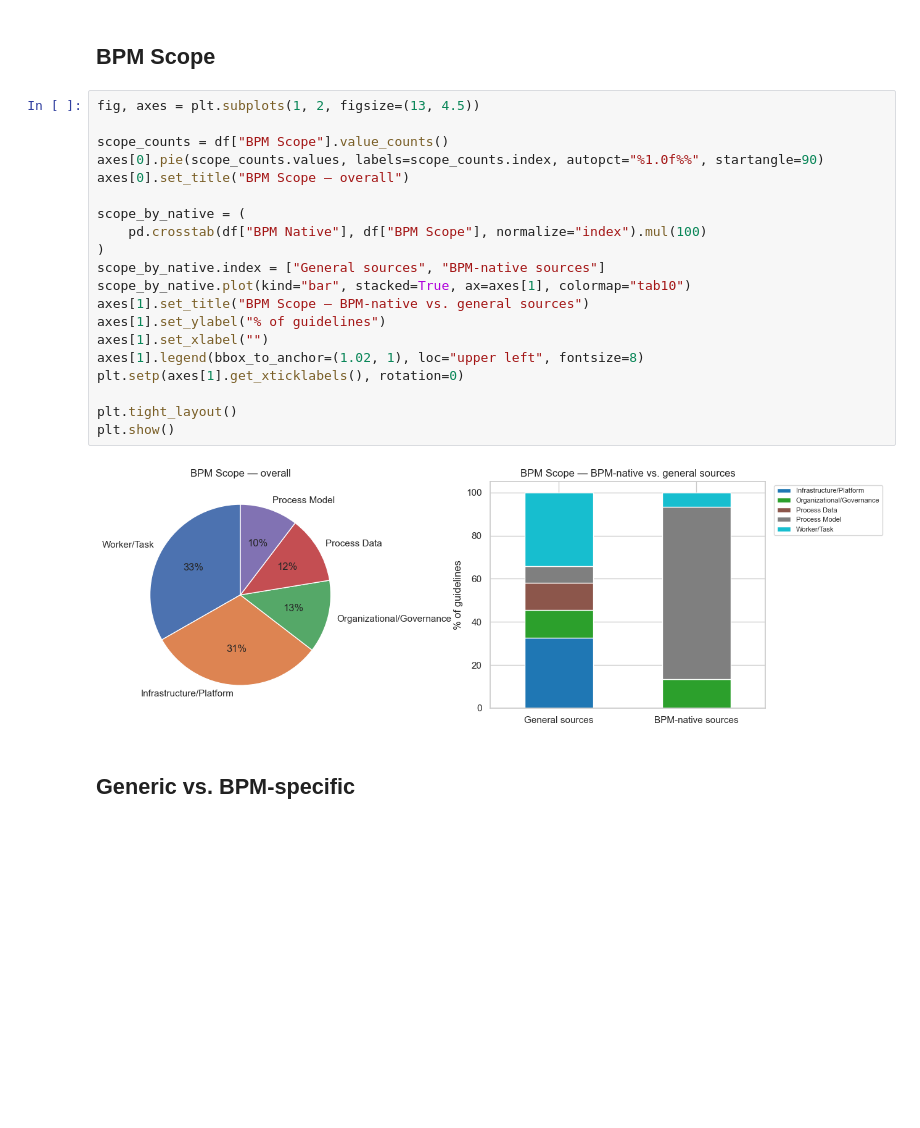
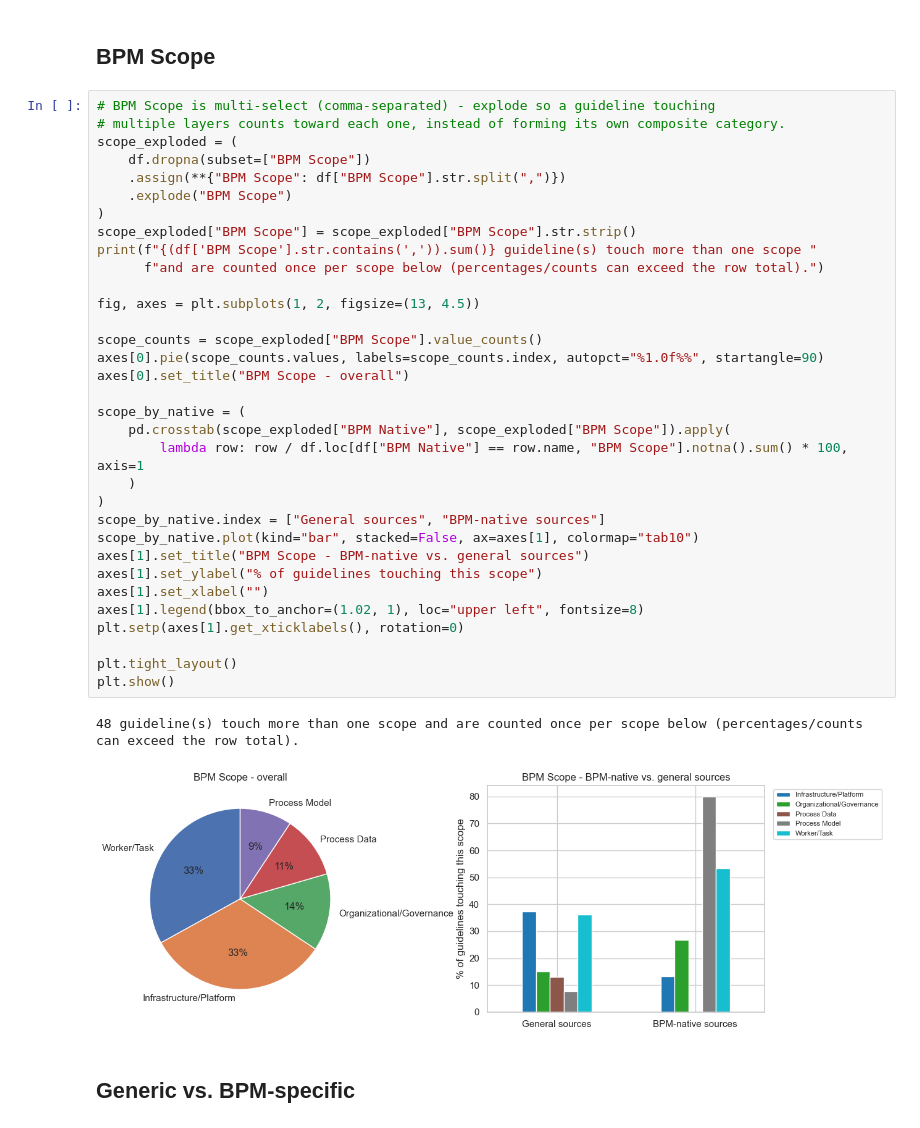
Before and after one commit to nyuuyn/green-bpm-survey, a Jupyter notebook: analysis.ipynb, the cells around one changed output. Saved outputs shown, nothing was run; the diff lists cells and outputs as text; blank space fills up the shorter version.

```diff
--- a/analysis.ipynb
+++ b/analysis.ipynb
@@ -134,27 +134,41 @@ plt.show()
 # %% [markdown]
 ## BPM Scope
 # %%
+# BPM Scope is multi-select (comma-separated) - explode so a guideline touching
+# multiple layers counts toward each one, instead of forming its own composite category.
+scope_exploded = (
+    df.dropna(subset=["BPM Scope"])
+    .assign(**{"BPM Scope": df["BPM Scope"].str.split(",")})
+    .explode("BPM Scope")
+)
+scope_exploded["BPM Scope"] = scope_exploded["BPM Scope"].str.strip()
+print(f"{(df['BPM Scope'].str.contains(',')).sum()} guideline(s) touch more than one scope "
+      f"and are counted once per scope below (percentages/counts can exceed the row total).")
+
 fig, axes = plt.subplots(1, 2, figsize=(13, 4.5))
 
-scope_counts = df["BPM Scope"].value_counts()
+scope_counts = scope_exploded["BPM Scope"].value_counts()
 axes[0].pie(scope_counts.values, labels=scope_counts.index, autopct="%1.0f%%", startangle=90)
-axes[0].set_title("BPM Scope — overall")
+axes[0].set_title("BPM Scope - overall")
 
 scope_by_native = (
-    pd.crosstab(df["BPM Native"], df["BPM Scope"], normalize="index").mul(100)
+    pd.crosstab(scope_exploded["BPM Native"], scope_exploded["BPM Scope"]).apply(
+        lambda row: row / df.loc[df["BPM Native"] == row.name, "BPM Scope"].notna().sum() * 100, axis=1
+    )
 )
 scope_by_native.index = ["General sources", "BPM-native sources"]
-scope_by_native.plot(kind="bar", stacked=True, ax=axes[1], colormap="tab10")
-axes[1].set_title("BPM Scope — BPM-native vs. general sources")
-axes[1].set_ylabel("% of guidelines")
+scope_by_native.plot(kind="bar", stacked=False, ax=axes[1], colormap="tab10")
+axes[1].set_title("BPM Scope - BPM-native vs. general sources")
+axes[1].set_ylabel("% of guidelines touching this scope")
 axes[1].set_xlabel("")
 axes[1].legend(bbox_to_anchor=(1.02, 1), loc="upper left", fontsize=8)
 plt.setp(axes[1].get_xticklabels(), rotation=0)
 
 plt.tight_layout()
 plt.show()
 # %% [output]
+48 guideline(s) touch more than one scope and are counted once per scope below (percentages/counts can exceed the row total).
-[figure, old version]
+[figure, new version]
 # %% [markdown]
 ## Generic vs. BPM-specific
 # %%
```
Also changed, not shown: parts of 3 cells of this notebook, 7 other files.
